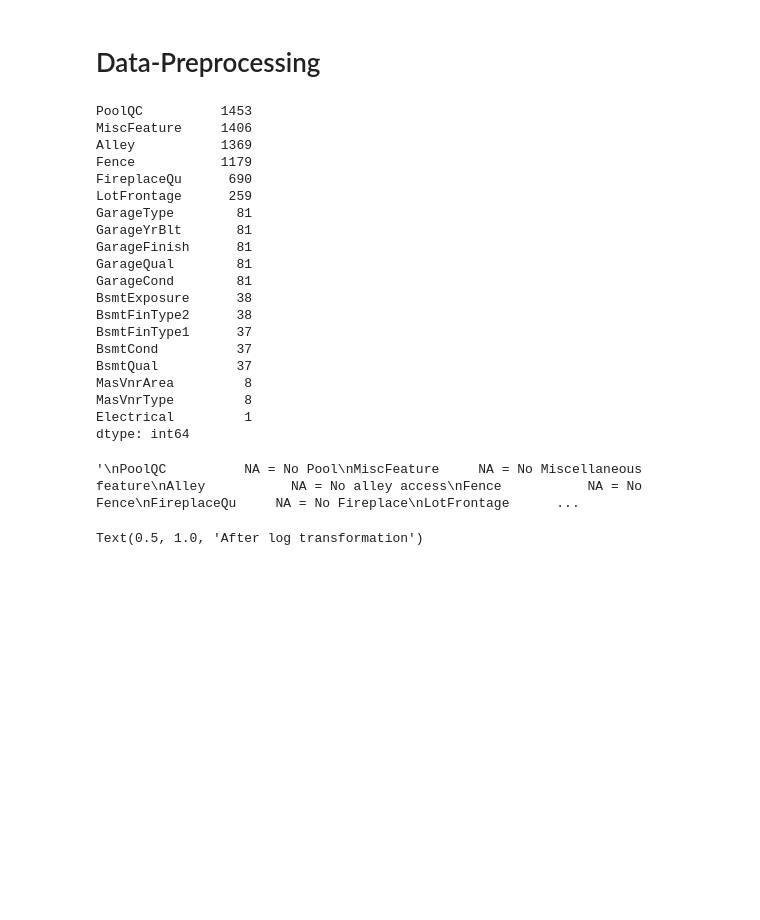
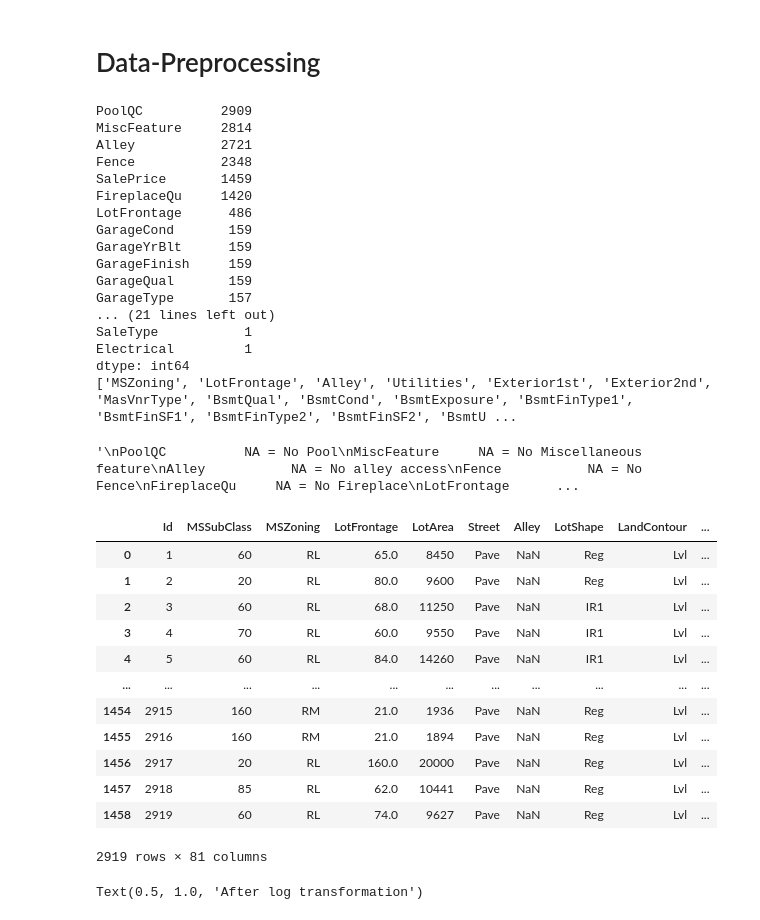
Before and after one commit to MungTsz/MATH3836-data_mining, a Jupyter notebook: property.ipynb, the cells around one changed output. Drawn from its saved outputs; the diff is of its cells as text; code cells hidden in the pictures; blank space fills up the shorter version.

```diff
--- a/property.ipynb
+++ b/property.ipynb
@@ -125,7 +116,9 @@ def get_importance(target):
     print(df_train.corr().SalePrice.abs().loc[target])
 
 # Check null values
-print(df_train.isnull().sum().loc[lambda x:x>0].sort_values(ascending=False))
+print(df_full.isnull().sum().loc[lambda x:x>0].sort_values(ascending=False))
+na_cols = list(df_full.isnull().sum().loc[lambda x: (x>0) & (x.index != 'SalePrice') & (x.index != 'MasVnrArea')].index)
+print(na_cols)
 '''
 PoolQC          NA = No Pool
 MiscFeature     NA = No Miscellaneous feature
@@ -148,27 +141,40 @@ MasVnrType      Can remove column
 Electrical      drop NA
 '''
 # %% [output]
-PoolQC          1453
-MiscFeature     1406
-Alley           1369
-Fence           1179
-FireplaceQu      690
-LotFrontage      259
-GarageType        81
-GarageYrBlt       81
-GarageFinish      81
-GarageQual        81
-GarageCond        81
-BsmtExposure      38
-BsmtFinType2      38
-BsmtFinType1      37
-BsmtCond          37
-BsmtQual          37
-MasVnrArea         8
-MasVnrType         8
+PoolQC          2909
+MiscFeature     2814
+Alley           2721
+Fence           2348
+SalePrice       1459
+FireplaceQu     1420
+LotFrontage      486
+GarageCond       159
+GarageYrBlt      159
+GarageFinish     159
+GarageQual       159
+GarageType       157
+... (21 lines left out)
+SaleType           1
 Electrical         1
 dtype: int64
+['MSZoning', 'LotFrontage', 'Alley', 'Utilities', 'Exterior1st', 'Exterior2nd', 'MasVnrType', 'BsmtQual', 'BsmtCond', 'BsmtExposure', 'BsmtFinType1', 'BsmtFinSF1', 'BsmtFinType2', 'BsmtFinSF2', 'BsmtU ...
 '\nPoolQC          NA = No Pool\nMiscFeature     NA = No Miscellaneous feature\nAlley           NA = No alley access\nFence           NA = No Fence\nFireplaceQu     NA = No Fireplace\nLotFrontage      ...
+# %%
+df_full
+# %% [output]
+|  | Id | MSSubClass | MSZoning | LotFrontage | LotArea | Street | Alley | LotShape | LandContour | ... |
+| 0 | 1 | 60 | RL | 65.0 | 8450 | Pave | NaN | Reg | Lvl | ... |
+| 1 | 2 | 20 | RL | 80.0 | 9600 | Pave | NaN | Reg | Lvl | ... |
+| 2 | 3 | 60 | RL | 68.0 | 11250 | Pave | NaN | IR1 | Lvl | ... |
+| 3 | 4 | 70 | RL | 60.0 | 9550 | Pave | NaN | IR1 | Lvl | ... |
+| 4 | 5 | 60 | RL | 84.0 | 14260 | Pave | NaN | IR1 | Lvl | ... |
+| ... | ... | ... | ... | ... | ... | ... | ... | ... | ... | ... |
+| 1454 | 2915 | 160 | RM | 21.0 | 1936 | Pave | NaN | Reg | Lvl | ... |
+| 1455 | 2916 | 160 | RM | 21.0 | 1894 | Pave | NaN | Reg | Lvl | ... |
+| 1456 | 2917 | 20 | RL | 160.0 | 20000 | Pave | NaN | Reg | Lvl | ... |
+| 1457 | 2918 | 85 | RL | 62.0 | 10441 | Pave | NaN | Reg | Lvl | ... |
+| 1458 | 2919 | 60 | RL | 74.0 | 9627 | Pave | NaN | Reg | Lvl | ... |
+2919 rows × 81 columns
 # %%
 to_drop = ['Id','PoolQC','MiscFeature','Alley','Fence','FireplaceQu','LotFrontage','GarageType','GarageYrBlt','GarageFinish','GarageQual','GarageCond','BsmtExposure','BsmtFinType2','BsmtFinType1','BsmtCond','BsmtQual','MasVnrType']
 df_train.drop(columns=to_drop, inplace=True, errors='ignore')
```
Also changed, not shown: parts of 9 cells of this notebook.
